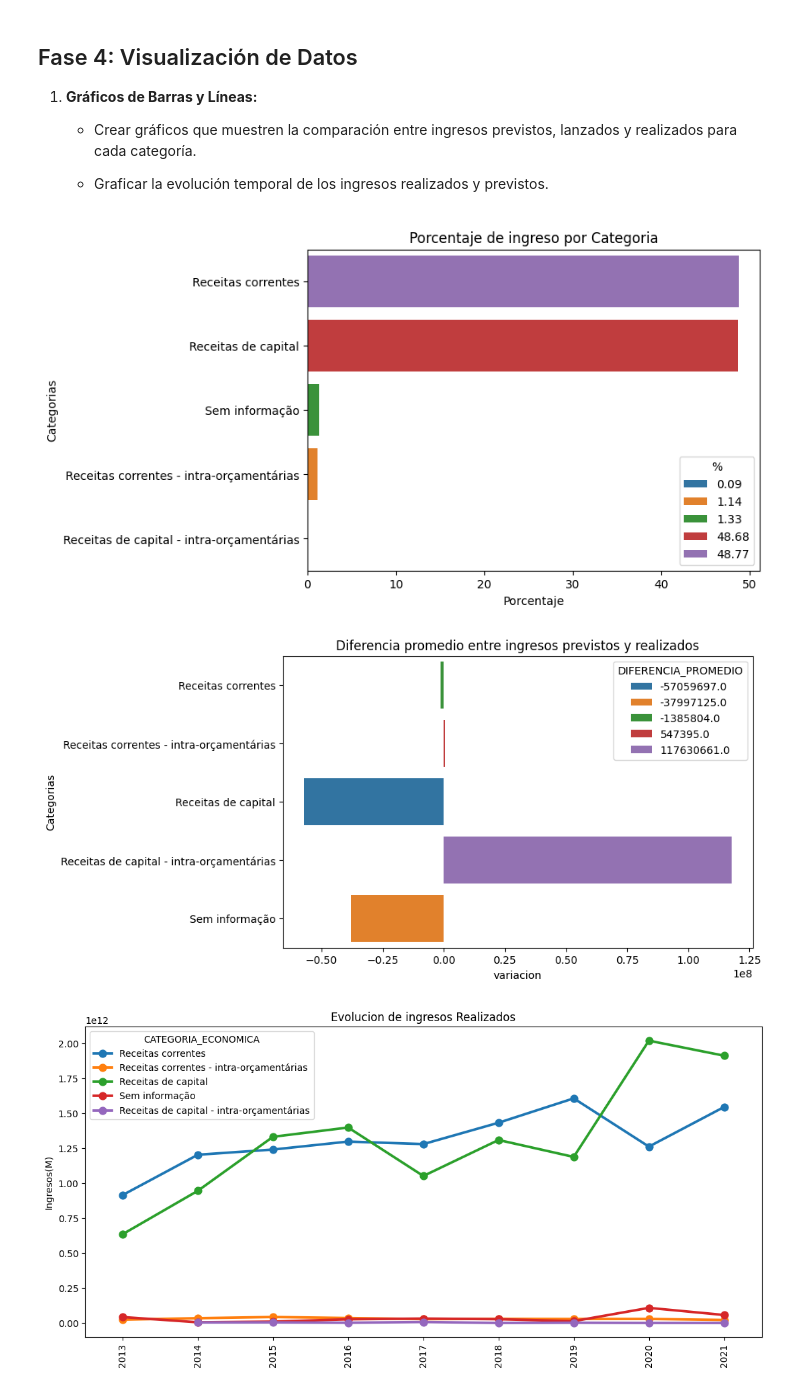
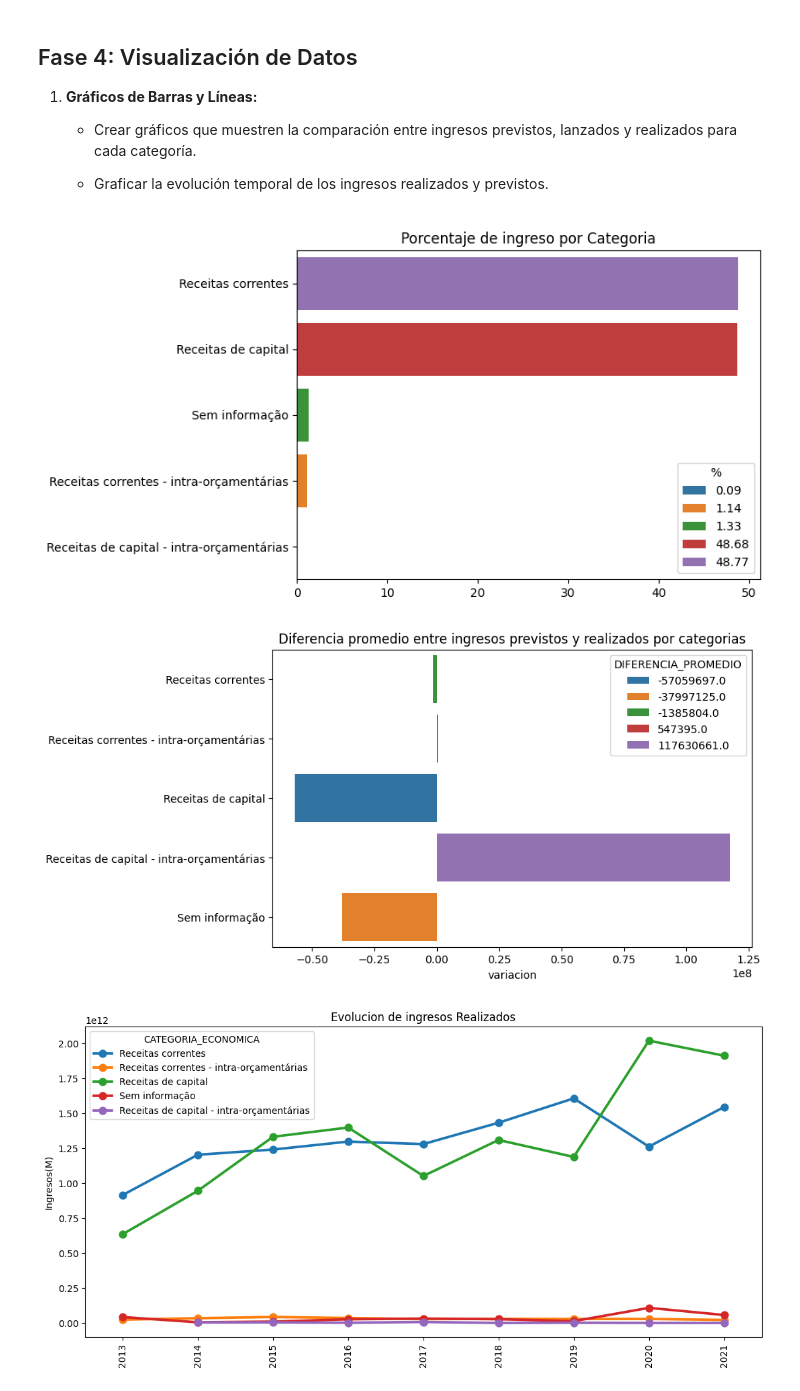
Before and after one commit to santiagorodriguez-dev/Proyecto2-EDA-Ingresos-Publicos-Brasil, a Jupyter notebook: notebooks/Fase_3_Analisis_Visulizacion.ipynb, the cells around one changed output. Saved outputs shown, nothing was run; the diff lists cells and outputs as text; code cells hidden in the pictures.

```diff
--- a/notebooks/Fase_3_Analisis_Visulizacion.ipynb
+++ b/notebooks/Fase_3_Analisis_Visulizacion.ipynb
@@ -170,21 +170,21 @@ df_categorias_ingresos_promedio_anios.sample(1)
 # %%
 plt.figure(figsize = (7,5))
 
 sns.barplot(y="CATEGORIA_ECONOMICA",
             hue="%",
             x="%",
             data=df_categorias,
             palette="tab10",
         )
 
 plt.title("Porcentaje de ingreso por Categoria")
-plt.xlabel("Porcentaje")
-plt.ylabel("Categorias")
+plt.xlabel("")
+plt.ylabel("")
 plt.xticks(rotation=0)
 plt.yticks()
 plt.show()
 # %% [output]
-[figure, old version]
+[figure, new version]
 # %%
 plt.figure(figsize = (8,5))
 
@@ -195,14 +195,14 @@ sns.barplot(y="CATEGORIA_ECONOMICA",
             palette="tab10",
         )
 
-plt.title("Diferencia promedio entre ingresos previstos y realizados")
+plt.title("Diferencia promedio entre ingresos previstos y realizados por categorias")
 plt.xlabel("variacion")
-plt.ylabel("Categorias")
+plt.ylabel("")
 plt.xticks(rotation=0)
 plt.yticks()
 plt.show()
 # %% [output]
-[figure, old version]
+[figure, new version]
 # %%
 plt.figure(figsize = (13,6))
 
```
Also changed, not shown: parts of 3 cells of this notebook, 6 other files.
